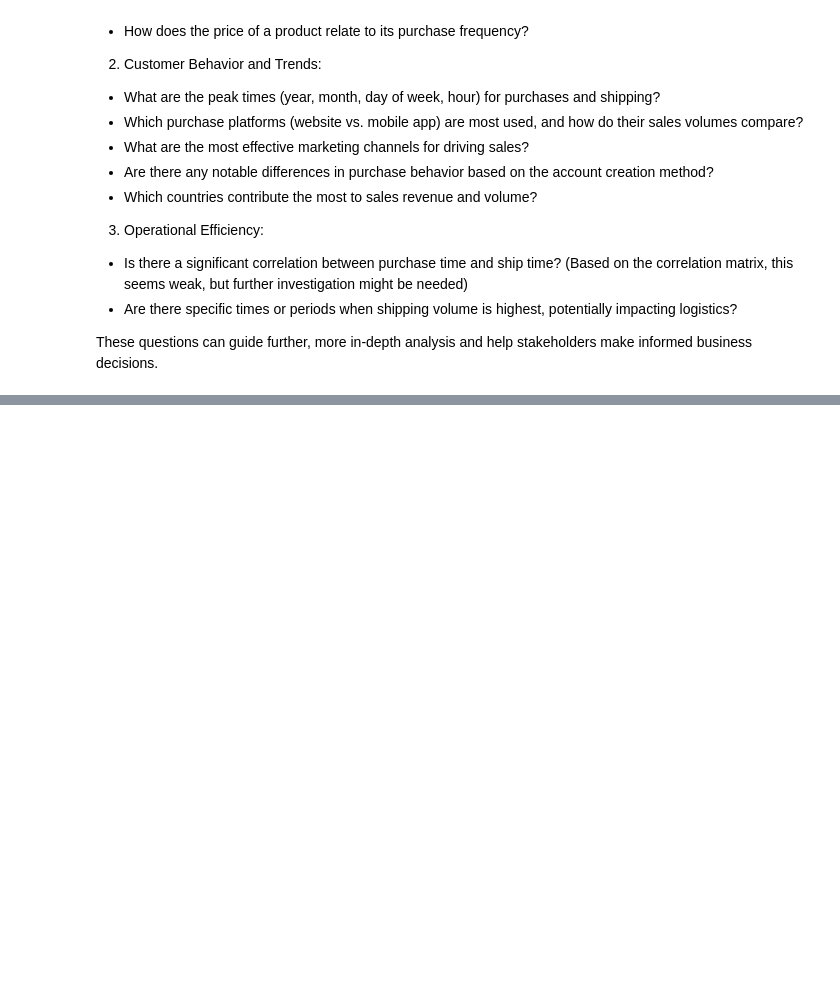
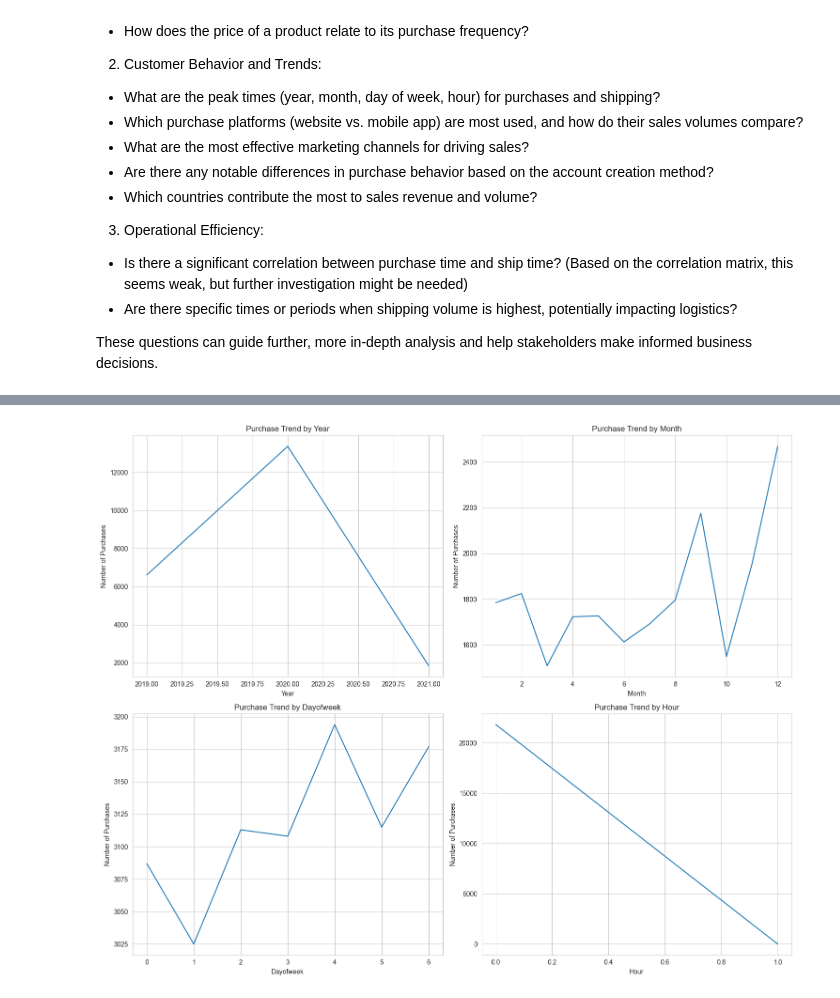
Before and after one commit to ShreyaTripathi1/Data-Analysis-GameZone, a Jupyter notebook: main.ipynb, the cells around one changed output, grey strips where cells are left out. Saved outputs shown, nothing was run; the diff lists cells and outputs as text; code cells hidden in the pictures; blank space fills up the shorter version.

```diff
--- a/main.ipynb
+++ b/main.ipynb
@@ -384,0 +804,26 @@ These questions can guide further, more in-depth analysis and help stakeholders
+# %%
+# Create line plots to show the trends of purchases over time (by year, month, day of week, and hour) using the extracted time features.
+
+# Create line plots to show trends over time
+time_features = ['purchase_year', 'purchase_month', 'purchase_dayofweek', 'purchase_hour']
+
+# Determine the number of plots and calculate the grid size
+n_cols = 2
+n_rows = (len(time_features) + n_cols - 1) // n_cols
+
+plt.figure(figsize=(15, n_rows * 6))
+
+for i, feature in enumerate(time_features):
+    plt.subplot(n_rows, n_cols, i + 1)
+    # Group by the time feature and count occurrences
+    time_trend = df[feature].value_counts().sort_index()
+    sns.lineplot(x=time_trend.index, y=time_trend.values)
+    plt.title(f'Purchase Trend by {feature.replace("purchase_", "").title()}')
+    plt.xlabel(feature.replace('purchase_', '').title())
+    plt.ylabel('Number of Purchases')
+    plt.xticks(rotation=0) # Ensure x-axis labels are horizontal
+
+plt.tight_layout()
+plt.show()
+# %% [output]
+[figure, added]
```
Also changed, not shown: parts of 23 cells of this notebook.
